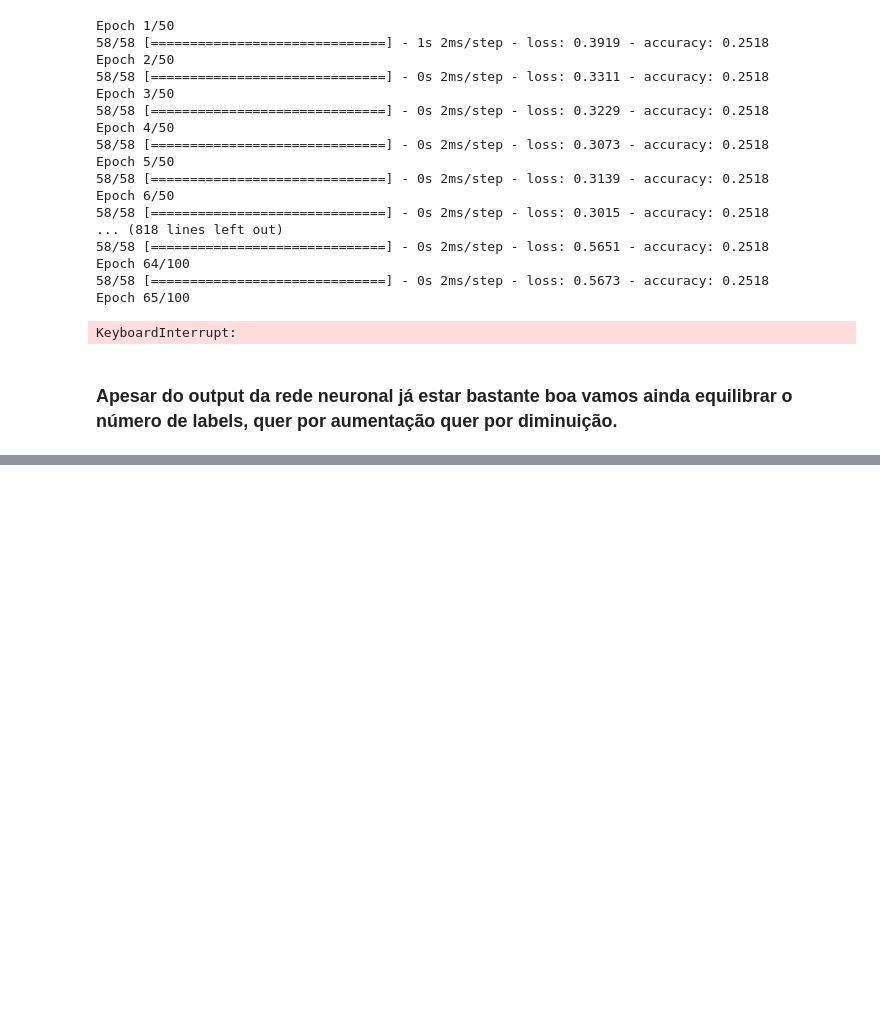
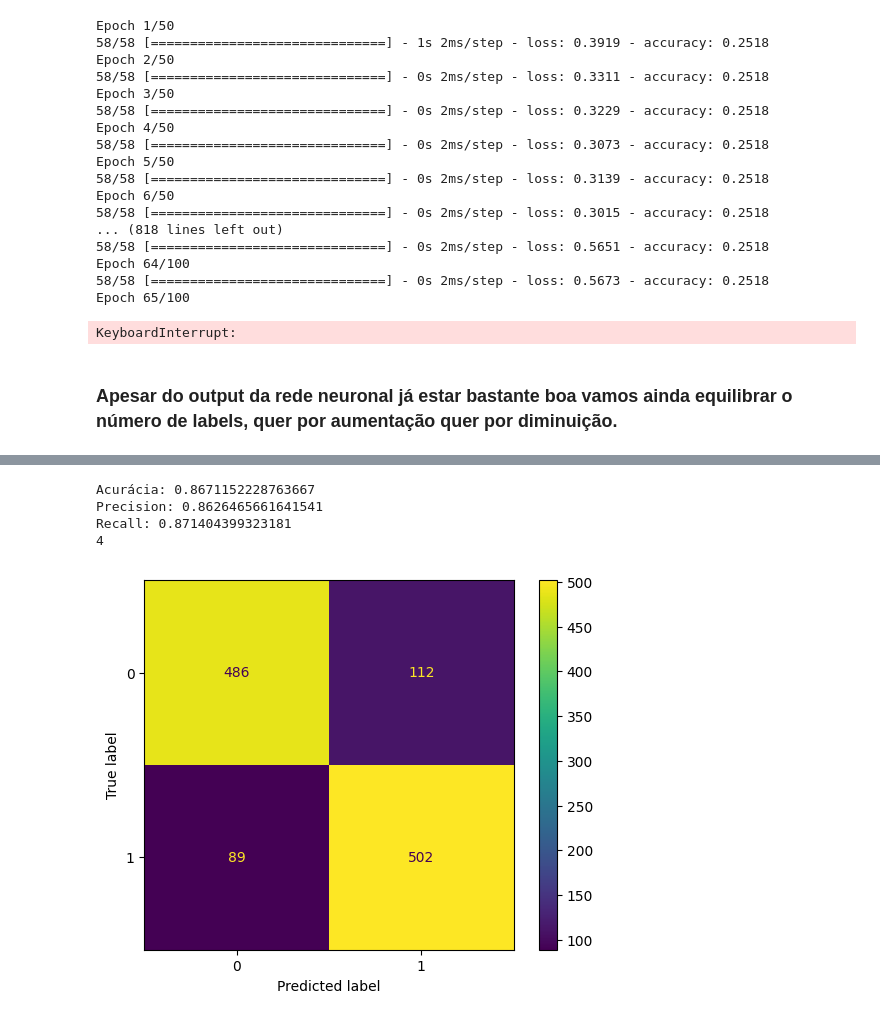
Before and after one commit to guilhermevaz8/LungCancer, a Jupyter notebook: LabIACDreal.ipynb, the cells around one changed output, grey strips where cells are left out. Saved outputs shown, nothing was run; the diff lists cells and outputs as text; code cells hidden in the pictures; blank space fills up the shorter version.

```diff
--- a/LabIACDreal.ipynb
+++ b/LabIACDreal.ipynb
@@ -688,0 +800,36 @@ print("Desvio padrão das pontuações:", scores.std())
+# %%
+from sklearn.neighbors import KNeighborsClassifier
+
+melhor=0
+
+for k in range(1,100):
+    # Você pode ajustar esse valor
+    knn_classifier = KNeighborsClassifier(n_neighbors=k)
+
+    # Treine o classificador com os dados de treinamento
+    knn_classifier.fit(X_train, y_train)
+
+    # Faça previsões no conjunto de teste
+    y_pred = knn_classifier.predict(X_test)
+
+    # Calcule a precisão das previsões
+    accuracy = accuracy_score(y_test, y_pred)
+    precision = precision_score(y_test, y_pred)
+    recall = recall_score(y_test, y_pred)
+    if accuracy>melhor:
+        melhork=k
+        melhor=accuracy
+        melhorp=precision
+        melhorr=recall
+print(f"Acurácia: {melhor}")
+print("Precision:", melhorp)
+print("Recall:", melhorr)
+print(melhork)
+cm = confusion_matrix(y_test, y_pred)
+ConfusionMatrixDisplay(confusion_matrix=cm).plot();
+# %% [output]
+Acurácia: 0.8671152228763667
+Precision: 0.8626465661641541
+Recall: 0.871404399323181
+4
+[figure, added]
```
Also changed, not shown: parts of 13 cells of this notebook.
